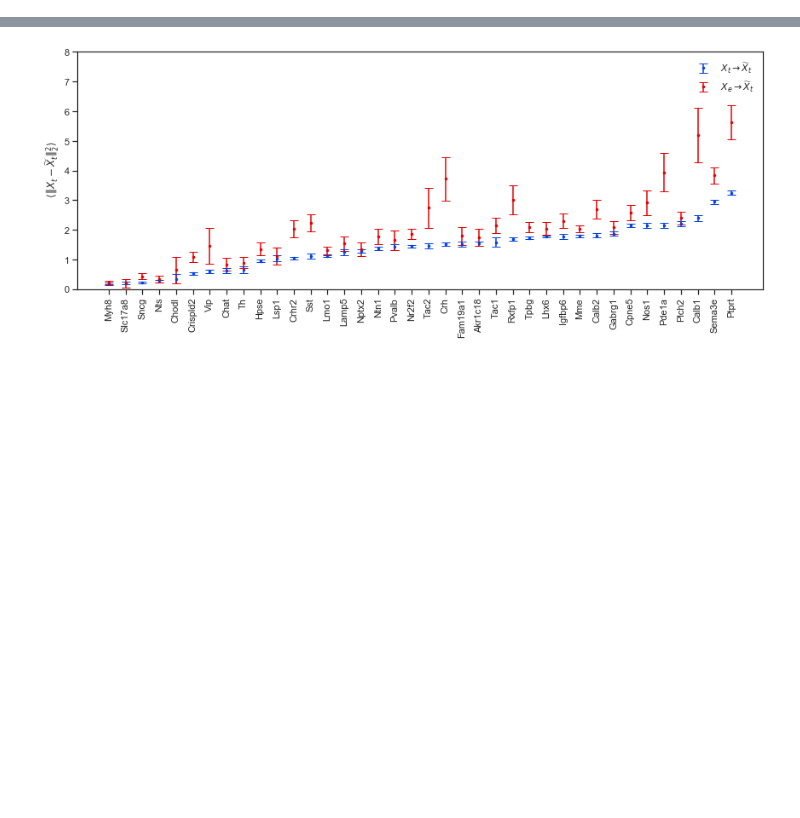
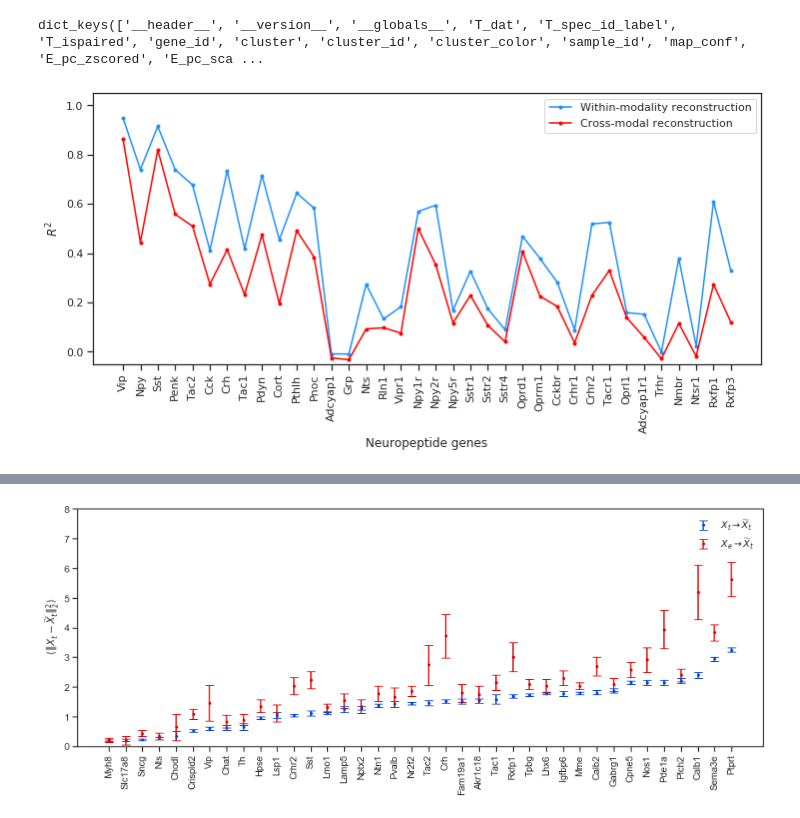
Before and after one commit to AllenInstitute/coupledAE-patchseq, a Jupyter notebook: analysis_reconstructions.ipynb, the cells around one changed output, grey strips where cells are left out. Cells and saved outputs as stored; diff of their text form; code cells hidden in the pictures; blank space fills up the shorter version.

```diff
--- a/analysis_reconstructions.ipynb
+++ b/analysis_reconstructions.ipynb
@@ -80,11 +79,34 @@ not_found
-# %%
-csTE = '1-0'
-aE = '1-0'
-dir_pth={}
-dir_pth['result'] = '/Users/fruity/Dropbox/AllenInstitute/CellTypes/dat/result/TE_Patchseq_Bioarxiv/'
-X = np.empty(shape=(9,E_features_names.size))
-Y = np.empty(shape=(9,E_features_names.size))
-for cv in range(9):
-    D = sio.loadmat(dir_pth['result']+'v2_aT_1-0_aE_'+str(aE)+'_aM_'+str(aE)+'_cs_'+str(csTE)+'_ld_3_bs_200_se_500_ne_1500_cv_'+str(cv)+'_ri_0500_ft-summary.mat',squeeze_me=True)
-    X[cv,:] = np.mean(np.square(O['E_dat'][D['val_ind'],:] - D['XrE'][D['val_ind'],:-1]),axis=0)
-    Y[cv,:] = np.mean(np.square(O['E_dat'][D['val_ind'],:] - D['XrE_from_XT'][D['val_ind'],:-1]),axis=0)
+# %%
+csTE = '1-0'
+aE = '1-0'
+
+cv_list = CVdict.keys()
+XrT = np.concatenate([CVdict[cv]['XrT'][CVdict[cv]['val_ind']] for cv in cv_list],axis=0)
+XrT_from_XE = np.concatenate([CVdict[cv]['XrT_from_XE'][CVdict[cv]['val_ind']] for cv in cv_list],axis=0)
+XrE = np.concatenate([CVdict[cv]['XrE'][CVdict[cv]['val_ind']] for cv in cv_list],axis=0)
+XrE_from_XT = np.concatenate([CVdict[cv]['XrE_from_XT'][CVdict[cv]['val_ind']] for cv in cv_list],axis=0)
+
+val_ind = np.concatenate([CVdict[cv]['val_ind'] for cv in cv_list],axis=0)
+# %%
+O.keys()
+# %% [output]
+dict_keys(['__header__', '__version__', '__globals__', 'T_dat', 'T_spec_id_label', 'T_ispaired', 'gene_id', 'cluster', 'cluster_id', 'cluster_color', 'sample_id', 'map_conf', 'E_pc_zscored', 'E_pc_sca ...
+# %%
+O['E_dat']=np.concatenate([O['E_pc_scaled'],O['E_feature']],axis = 1)
+O['E_names']=np.concatenate([O['pc_name'],O['feature_name']],axis = 0)
+# %%
+fig = plt.figure(figsize=(12,5))
+mse_T_to_T = np.mean((O['T_dat'][val_ind,:] - XrT)**2,axis=0)/np.var(O['T_dat'][val_ind,:],axis=0)
+mse_E_to_T = np.mean((O['T_dat'][val_ind,:] - XrT_from_XE)**2,axis=0)/np.var(O['T_dat'][val_ind,:],axis=0)
+plt.plot(np.arange(len(genes_found)), 1 - mse_T_to_T[gene_inds],'.-',color='dodgerblue',label='Within-modality reconstruction')
+plt.plot(np.arange(len(genes_found)), 1 - mse_E_to_T[gene_inds],'.-',color='red',label='Cross-modal reconstruction')
+plt.legend()
+ax = plt.gca()
+ax.set_ylabel(r'$R^2$')
+ax.set_xlabel('Neuropeptide genes')
+ax.set_ylim(-0.05,1.05)
+ax.set_xticks(np.arange(len(genes_found)))
+ax.set_xticklabels(genes_found,rotation=90)
+plt.show()
+# %% [output]
+[figure, added]
```
Also changed, not shown: parts of 26 cells of this notebook, 7 other files.
